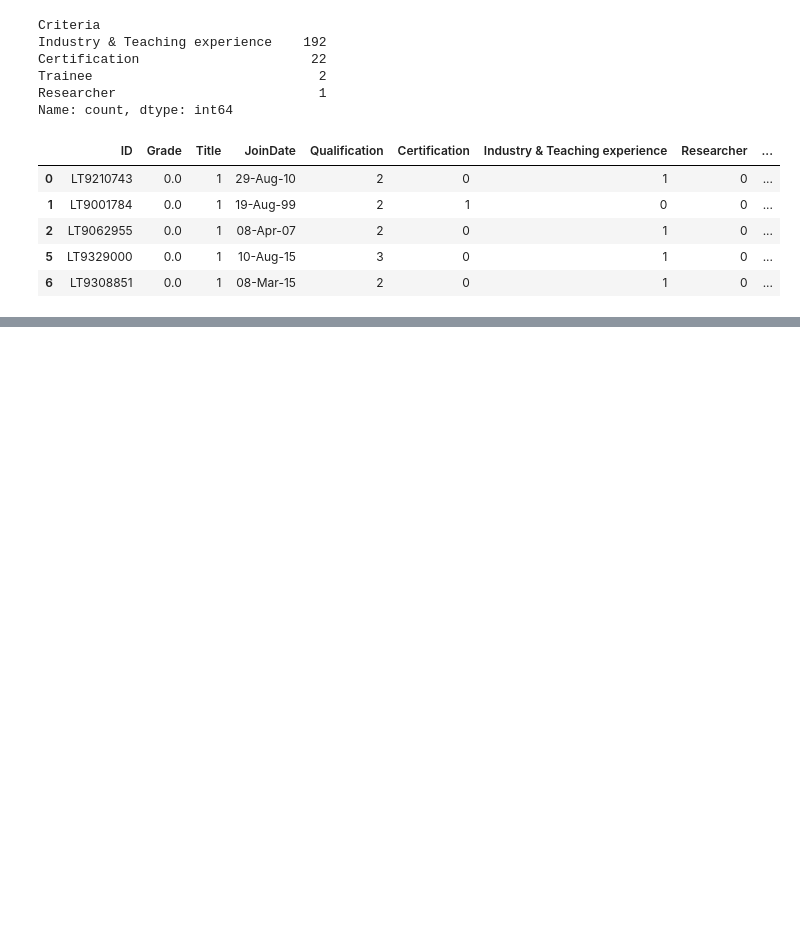
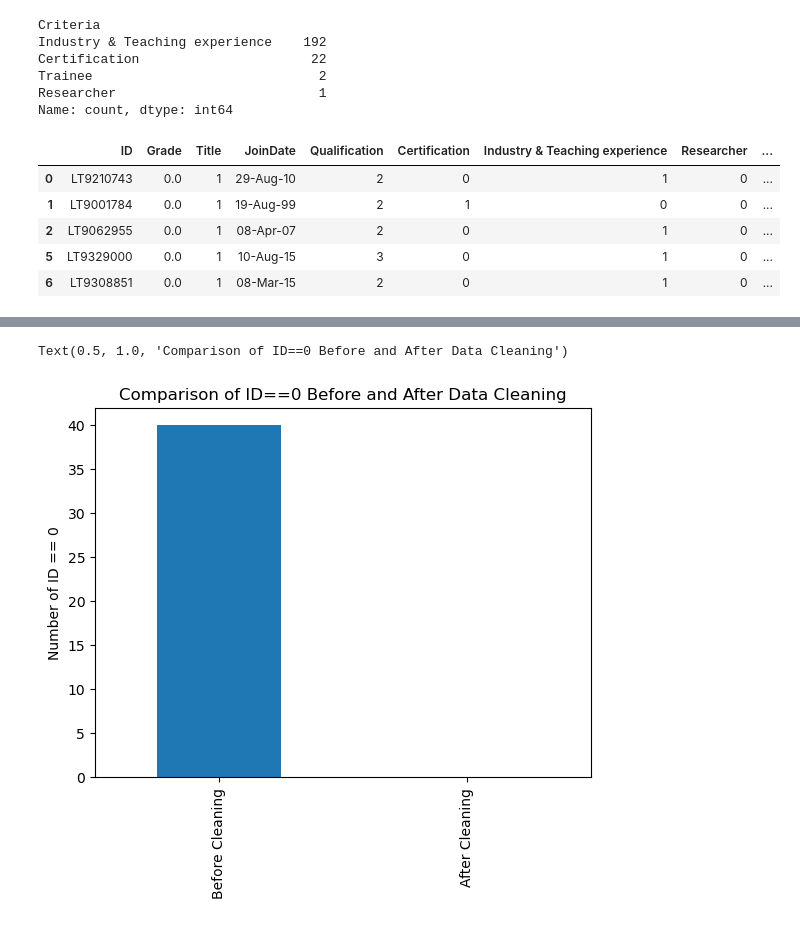
Before and after one commit to dogaanismail/pandas-data-cleaning, a Jupyter notebook: mid-module-assesment.ipynb, the cells around one changed output, grey strips where cells are left out. Saved outputs shown, nothing was run; the diff lists cells and outputs as text; code cells hidden in the pictures; blank space fills up the shorter version.

```diff
--- a/mid-module-assesment.ipynb
+++ b/mid-module-assesment.ipynb
@@ -337,0 +377,18 @@ memory usage: 25.1+ KB
+# %%
+# Calculate the '0' values in 'ID' column before cleaning
+ID_zero_counts_before = (df['ID'] == '0').sum()
+
+# Calculate the '0' values in 'ID' column after cleaning
+ID_zero_counts_after = (df_cleaned['ID'] == '0').sum()
+# %%
+# Create a DataFrame to plot
+ID_zero_counts_df = pd.DataFrame({'Before Cleaning': [ID_zero_counts_before], 'After Cleaning': [ID_zero_counts_after]})
+ID_zero_counts_df = ID_zero_counts_df.transpose()
+# %%
+# Plotting
+ID_zero_counts_df.plot(kind='bar', legend = False)
+plt.ylabel('Number of ID == 0')
+plt.title('Comparison of ID==0 Before and After Data Cleaning')
+# %% [output]
+Text(0.5, 1.0, 'Comparison of ID==0 Before and After Data Cleaning')
+[figure, added]
```
Also changed, not shown: parts of 14 cells of this notebook.
